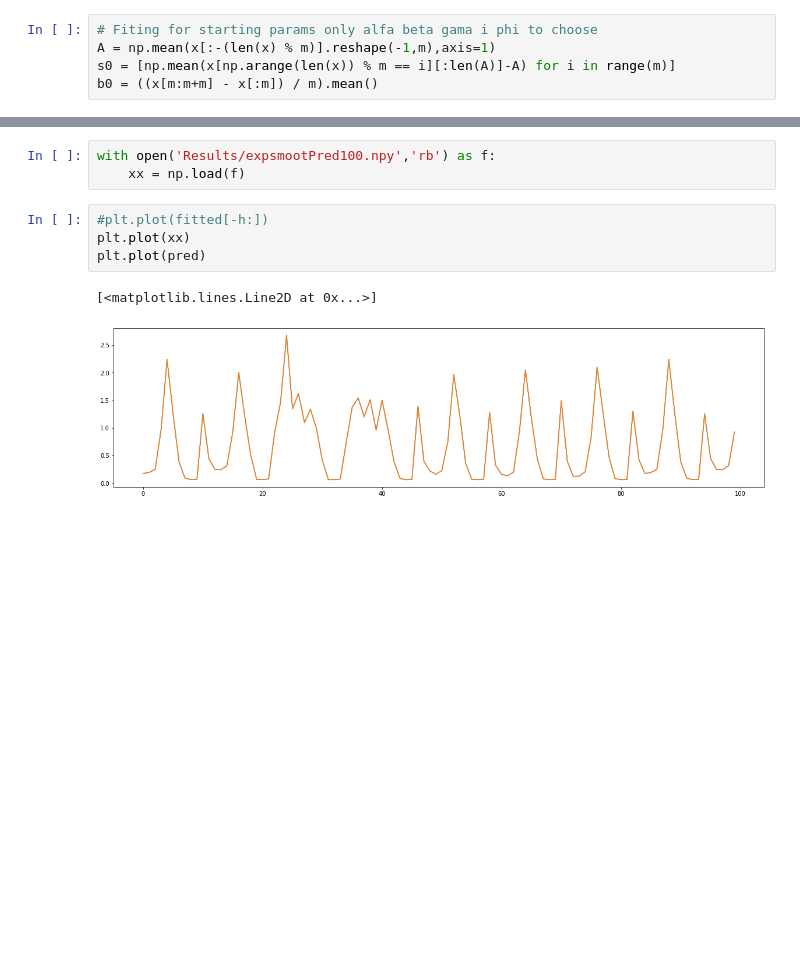
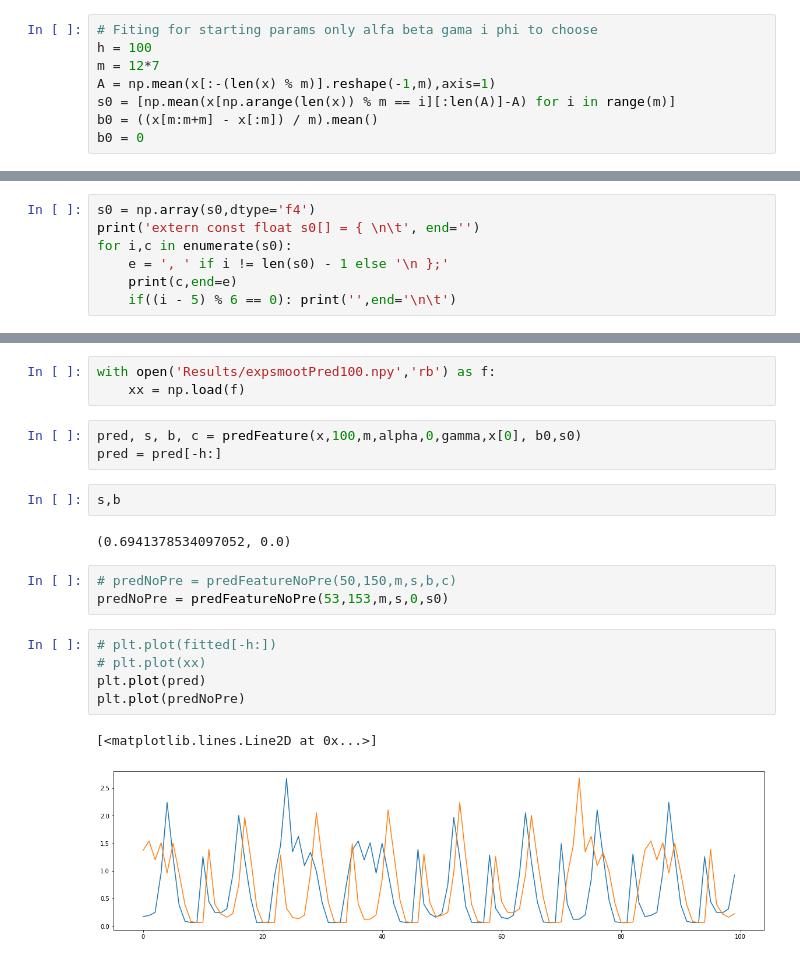
Before and after one commit to jurek1029/HouseholdEnergyPredictor, a Jupyter notebook: Load Prediction/ExponentialSmoothingImplementatin.ipynb, the cells around one changed output, grey strips where cells are left out. Saved outputs shown, nothing was run; the diff lists cells and outputs as text; blank space fills up the shorter version.

```diff
--- a/Load Prediction/ExponentialSmoothingImplementatin.ipynb
+++ b/Load Prediction/ExponentialSmoothingImplementatin.ipynb
@@ -187,5 +202,8 @@ def f(x,phi):
 # %%
 # Fiting for starting params only alfa beta gama i phi to choose
+h = 100
+m = 12*7
 A = np.mean(x[:-(len(x) % m)].reshape(-1,m),axis=1)
 s0 = [np.mean(x[np.arange(len(x)) % m == i][:len(A)]-A) for i in range(m)]
 b0 = ((x[m:m+m] - x[:m]) / m).mean()
+b0 = 0
@@ -193,0 +216,7 @@ pred = predFeature(x,h,m,alpha,beta,gamma,phi,x[0], b0,s0)[-h:]
+# %%
+s0 = np.array(s0,dtype='f4')
+print('extern const float s0[] = { \n\t', end='')
+for i,c in enumerate(s0):
+    e = ', ' if i != len(s0) - 1 else '\n };'
+    print(c,end=e)
+    if((i - 5) % 6 == 0): print('',end='\n\t')
@@ -194,10 +276,21 @@ pred = predFeature(x,h,m,alpha,beta,gamma,phi,x[0], b0,s0)[-h:]
 # %%
 with open('Results/expsmootPred100.npy','rb') as f:
     xx = np.load(f)
+# %%
+pred, s, b, c = predFeature(x,100,m,alpha,0,gamma,x[0], b0,s0)
+pred = pred[-h:]
+# %%
+s,b
+# %% [output]
+(0.6941378534097052, 0.0)
+# %%
+# predNoPre = predFeatureNoPre(50,150,m,s,b,c)
+predNoPre = predFeatureNoPre(53,153,m,s,0,s0)
 # %%
-#plt.plot(fitted[-h:])
-plt.plot(xx)
+# plt.plot(fitted[-h:])
+# plt.plot(xx)
 plt.plot(pred)
+plt.plot(predNoPre)
 # %% [output]
 [<matplotlib.lines.Line2D at 0x...>]
-[figure, old version]
+[figure, new version]
```
Also changed, not shown: parts of 19 cells of this notebook, 12 other files.
